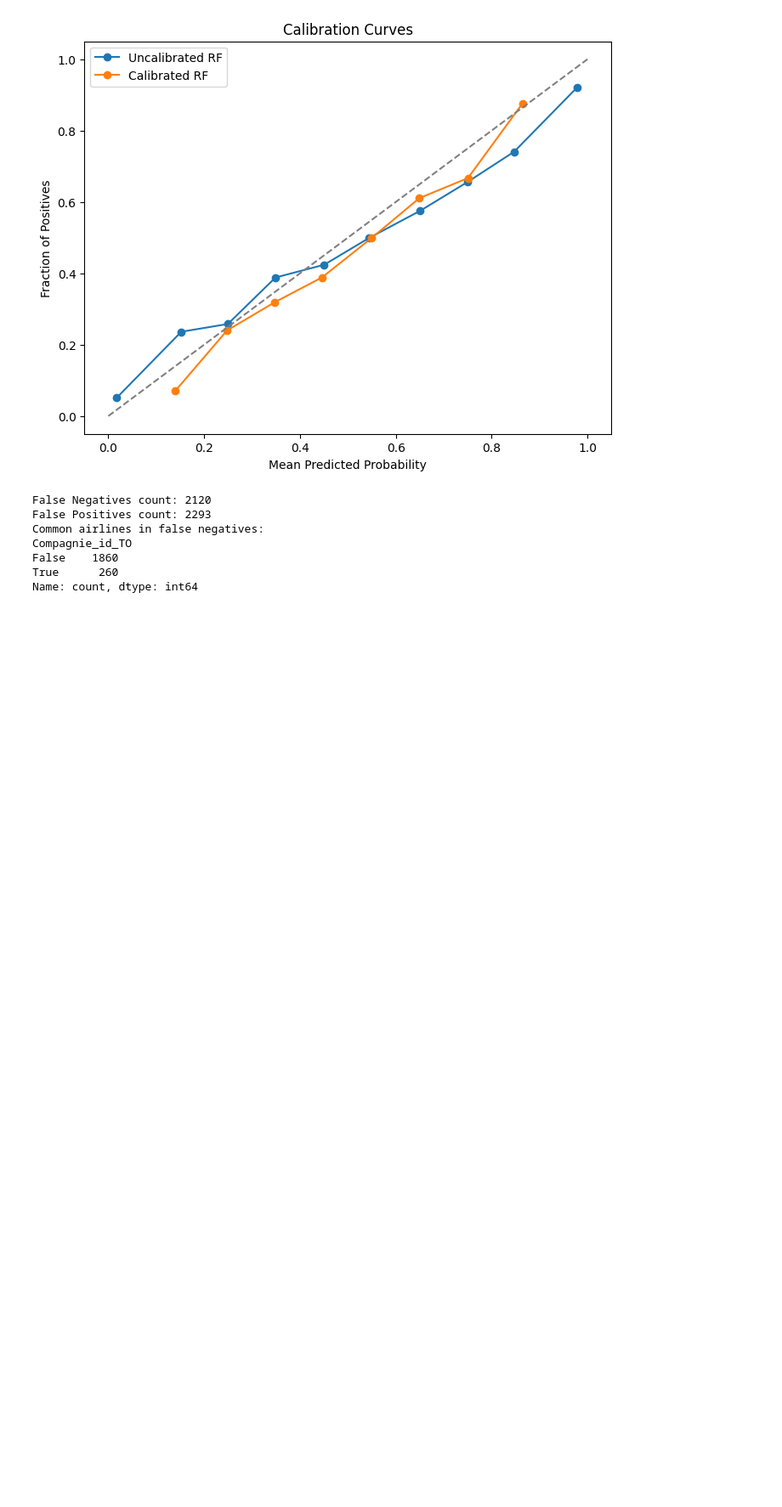
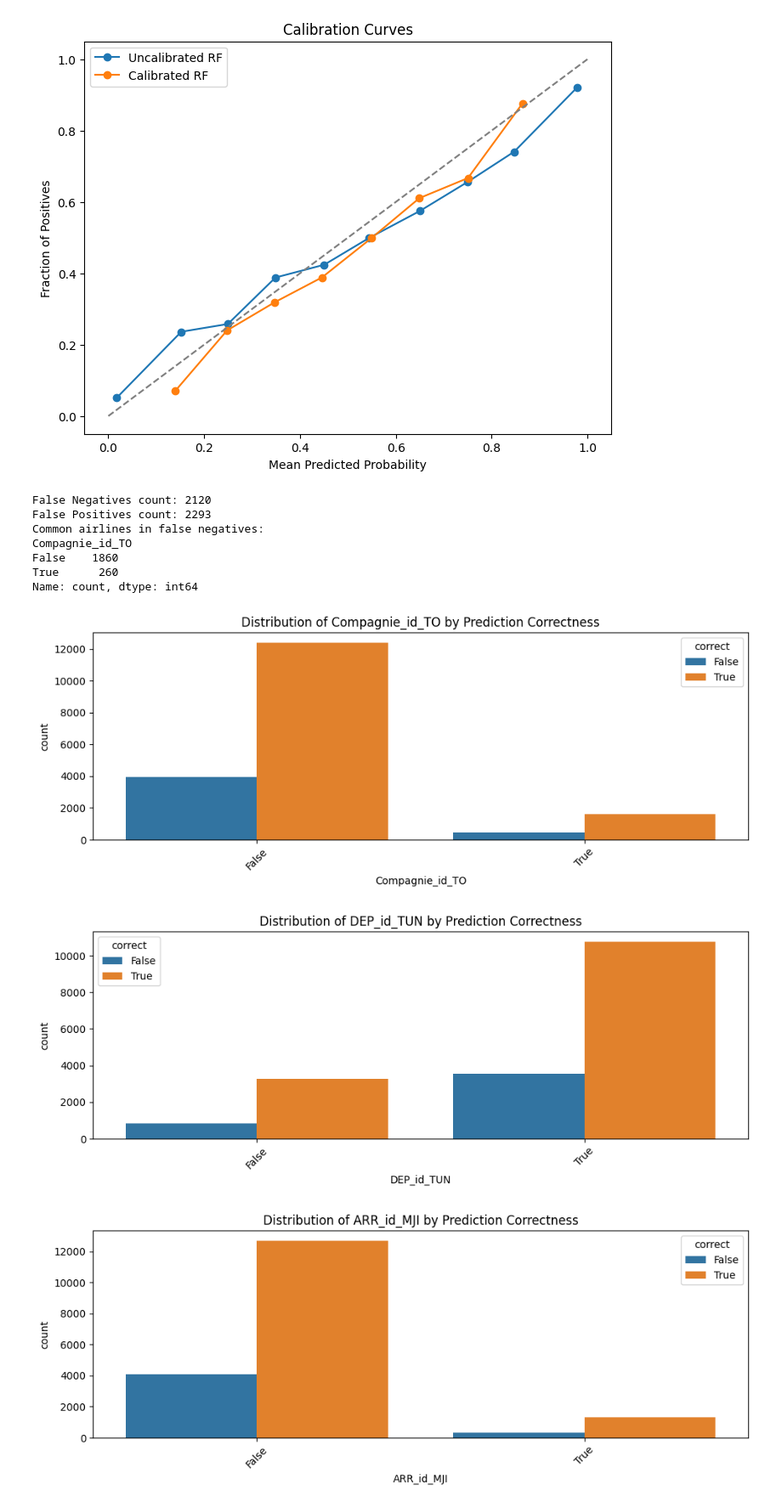
Before and after one commit to ZahraZellazi/DelayPrediction, a Jupyter notebook: DelayPrediction.ipynb, the cells around one changed output. Shown: that part at 85% size. Drawn from its saved outputs; the diff is of its cells as text; code cells hidden in the pictures; blank space fills up the shorter version.

Commit message:
prediction correctness

```diff
--- a/DelayPrediction.ipynb
+++ b/DelayPrediction.ipynb
@@ -545,3 +543,25 @@ Compagnie_id_TO
 False    1860
 True      260
 Name: count, dtype: int64
+# %%
+import matplotlib.pyplot as plt
+import seaborn as sns
+
+# Add prediction correctness flags
+results_df['correct'] = results_df['true_label'] == results_df['pred_label']
+
+# Features to analyze (adjust if your dataset uses different names)
+cat_features = ['Compagnie_id_TO', 'DEP_id_TUN', 'ARR_id_MJI', 'is_weekend']
+
+for feature in cat_features:
+    if feature in results_df.columns:
+        plt.figure(figsize=(10,4))
+        sns.countplot(data=results_df, x=feature, hue='correct')
+        plt.title(f'Distribution of {feature} by Prediction Correctness')
+        plt.xticks(rotation=45)
+        plt.tight_layout()
+        plt.show()
+# %% [output]
+[figure, added]
+[figure, added]
+[figure, added]
```
Also changed, not shown: parts of 2 cells of this notebook.
